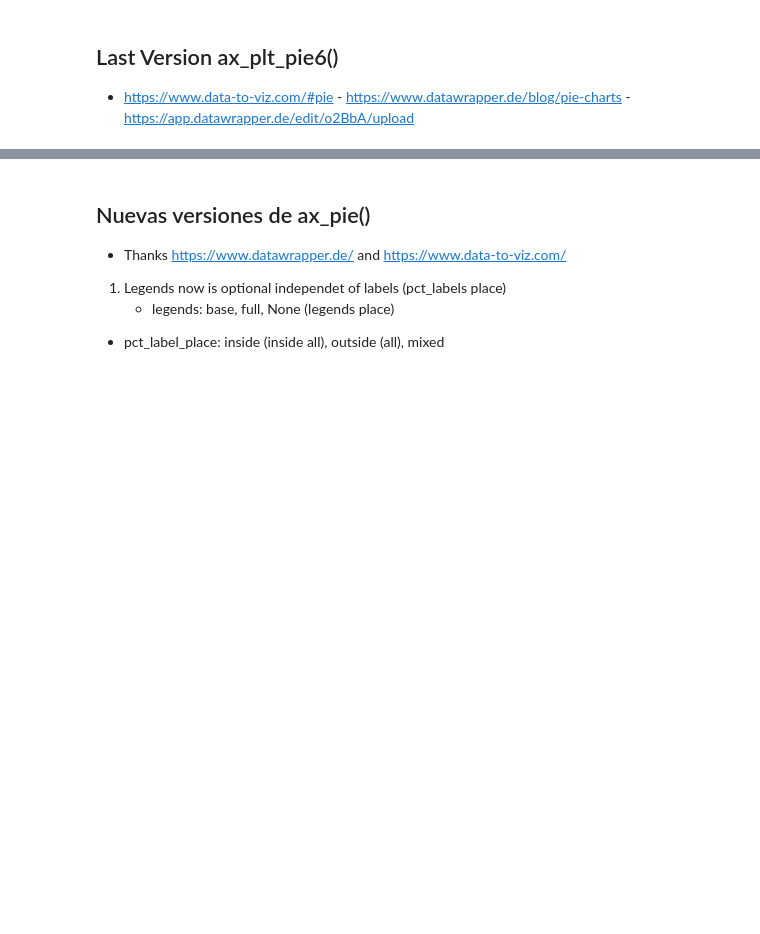
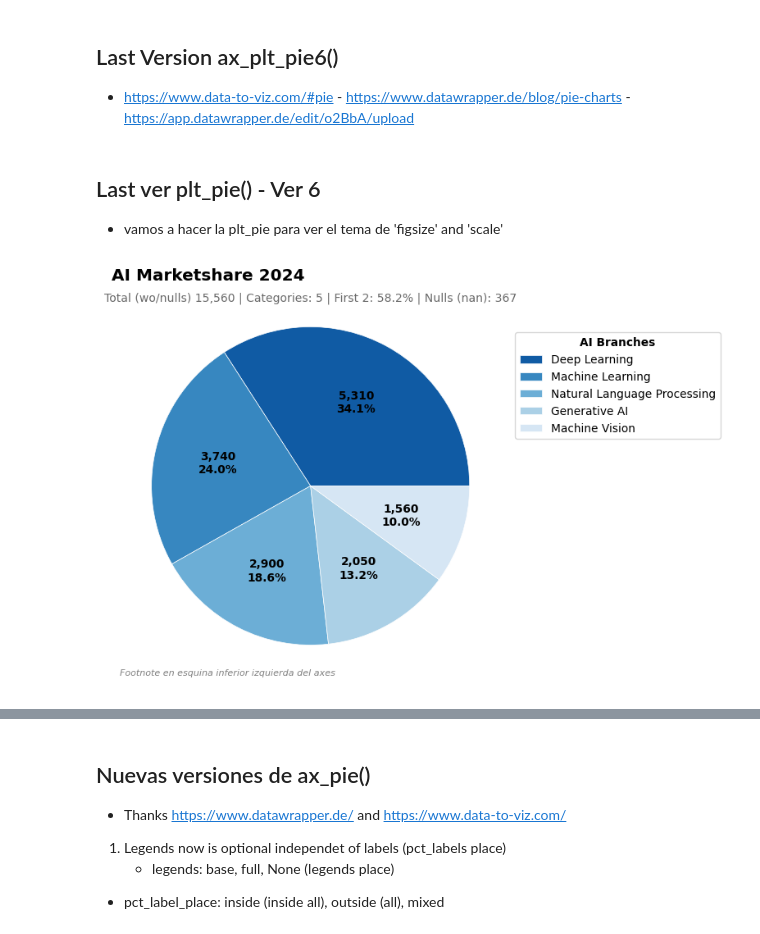
Before and after one commit to jmonti-gh/jm_utils, a Jupyter notebook: des/ax_pie.ipynb, the cells around one changed output, grey strips where cells are left out. Saved outputs shown, nothing was run; the diff lists cells and outputs as text; code cells hidden in the pictures; blank space fills up the shorter version.

```diff
--- a/des/ax_pie.ipynb
+++ b/des/ax_pie.ipynb
@@ -361 +375,4 @@ def ax_plt_pie6(
     return ax
+# %% [markdown]
+## Last ver plt_pie() - Ver 6
+- vamos a hacer la plt_pie para ver el tema de 'figsize' and 'scale'
@@ -362,2 +424,10 @@ def ax_plt_pie6(
+# %%
+# fig = plt_pie5(ai['Millon USD'], scale=6, startangle=0)
+# fig = plt_pie5(ai['Millon USD'], figsize=(12, 8), startangle=0, title='AI Marketshare 2024',)
+# fig = plt_pie5(ai['Millon USD'], scale=6, startangle=0, title='AI Marketshare 2024',)
+fig = plt_pie6(ai['Millon USD'], scale=4, title='AI Marketshare 2024', legends_title='AI Branches', pcts_labels='values in', legends='base', footer=True)
+# fig = plt_pie5(df['Country'], value_counts=True, scale=2, startangle=0, title='Sales by Country', pct_label_place='apart', legends_title='Countries', dropna=False)
+# %% [output]
+[figure, added]
 # %%
 # fig, ax = plt.subplots()
```
Also changed, not shown: parts of 4 cells of this notebook.
